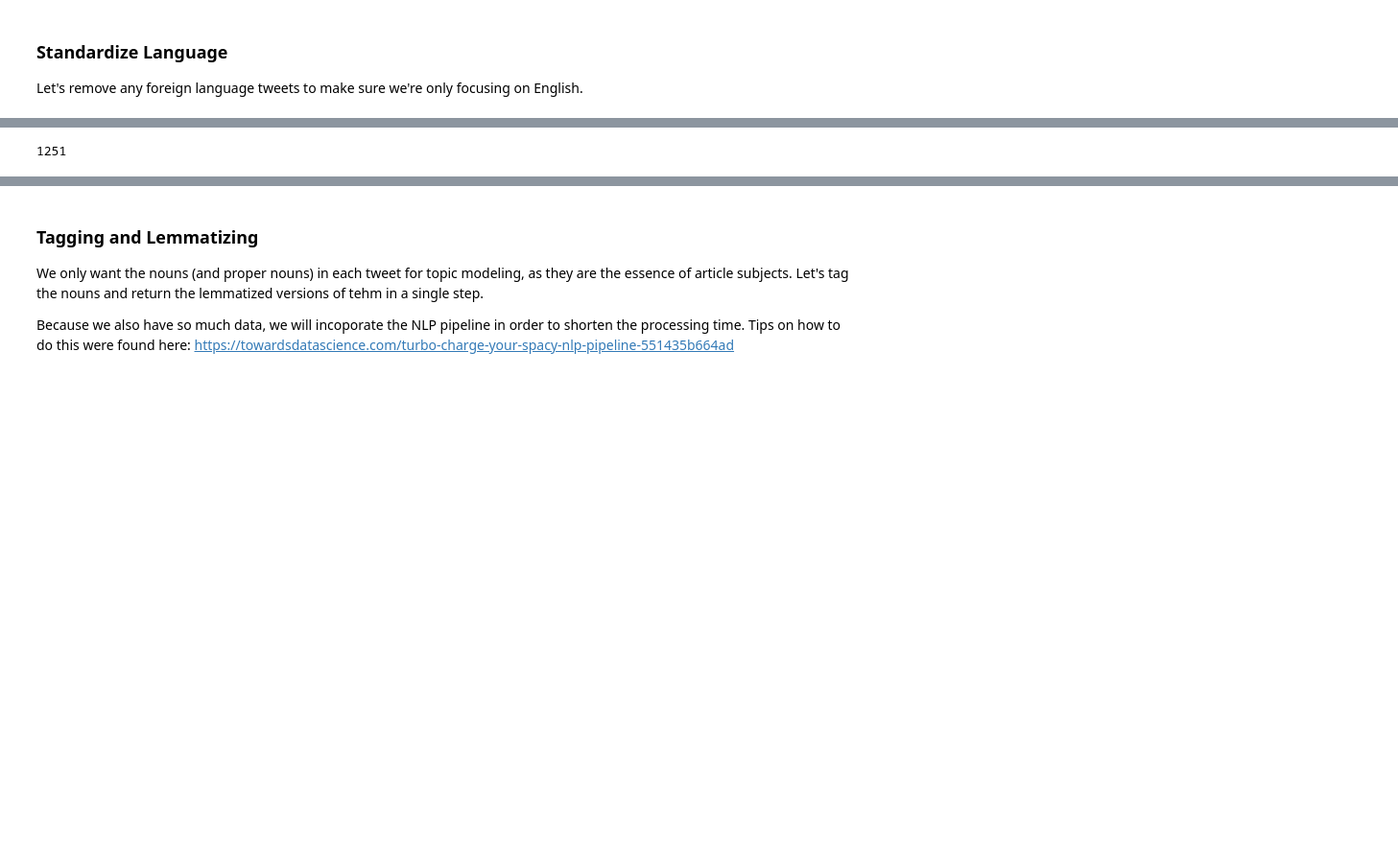
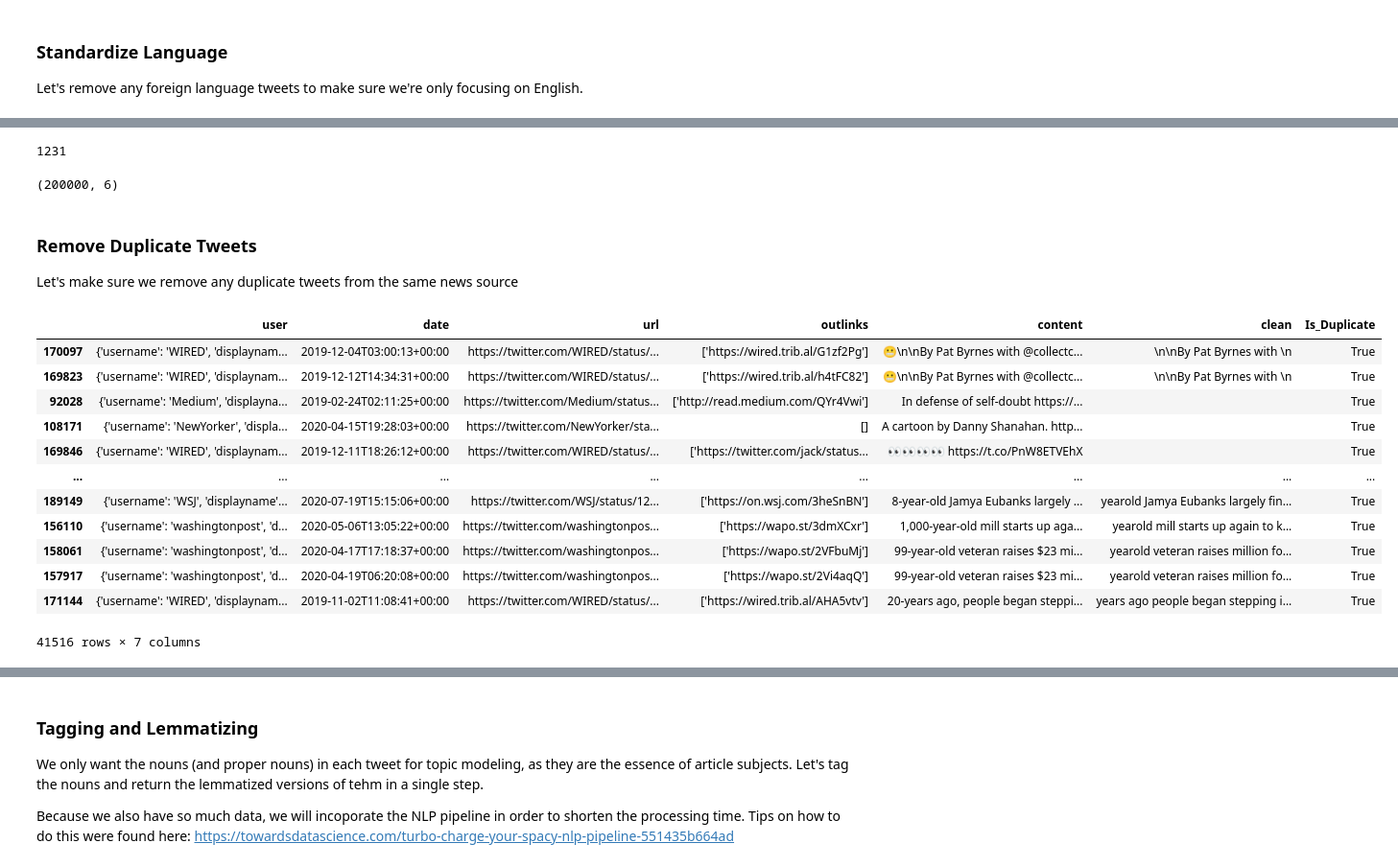
Before and after one commit to JuliaQiao/NLP_News_Recommender, a Jupyter notebook: Text_Pro_Spacy.ipynb, the cells around one changed output, grey strips where cells are left out. Shown: that part at 96% size. Cells and saved outputs as stored; diff of their text form; code cells hidden in the pictures; blank space fills up the shorter version.

```diff
--- a/Text_Pro_Spacy.ipynb
+++ b/Text_Pro_Spacy.ipynb
@@ -17,4 +18,4 @@ import unicodedata
 
 Read in CSV as dataframe, and standardize encoding.
 # %%
-df_raw = pd.read_csv('df_raw.csv', encoding='utf-8', index_col=0)
+df_raw = pd.read_csv('df_raw.csv', encoding='utf-8')
@@ -25,3 +22,6 @@ Index(['user', 'date', 'url', 'outlinks', 'content'], dtype='object')
+# %%
+#drop old index as we've reindex when reading in our CSV
+df_raw = df_raw.drop(columns = 'Unnamed: 0')
 # %%
 #reindex the columns for easier viewing
 cols = df_raw.columns.tolist()
@@ -97,5 +97,5 @@ Wall time: 12min 14s
 # %%
 df_raw.clean.isnull().sum()
 # %% [output]
-1251
+1231
 # %%
@@ -103,0 +104,25 @@ df_raw = df_raw[df_raw.clean.notnull()]
+# %%
+df_raw.shape
+# %% [output]
+(200000, 6)
+# %% [markdown]
+### Remove Duplicate Tweets
+Let's make sure we remove any duplicate tweets from the same news source
+# %%
+#explore duplicate tweets from the same account
+df_raw['Is_Duplicate']= df_raw.duplicated(subset = ['user', 'clean'])
+df_raw[df_raw['Is_Duplicate']== True].sort_values(by=['clean'])
+# %% [output]
+|  | user | date | url | outlinks | content | clean | Is_Duplicate |
+| 170097 | {'username': 'WIRED', 'displaynam... | 2019-12-04T03:00:13+00:00 | https://twitter.com/WIRED/status/... | ['https://wired.trib.al/G1zf2Pg'] | 😬\n\nBy Pat Byrnes with @collectc... | \n\nBy Pat Byrnes with \n | True |
+| 169823 | {'username': 'WIRED', 'displaynam... | 2019-12-12T14:34:31+00:00 | https://twitter.com/WIRED/status/... | ['https://wired.trib.al/h4tFC82'] | 😬\n\nBy Pat Byrnes with @collectc... | \n\nBy Pat Byrnes with \n | True |
+| 92028 | {'username': 'Medium', 'displayna... | 2019-02-24T02:11:25+00:00 | https://twitter.com/Medium/status... | ['http://read.medium.com/QYr4Vwi'] | In defense of self-doubt https://... |  | True |
+| 108171 | {'username': 'NewYorker', 'displa... | 2020-04-15T19:28:03+00:00 | https://twitter.com/NewYorker/sta... | [] | A cartoon by Danny Shanahan. http... |  | True |
+| 169846 | {'username': 'WIRED', 'displaynam... | 2019-12-11T18:26:12+00:00 | https://twitter.com/WIRED/status/... | ['https://twitter.com/jack/status... | 👀👀👀👀 https://t.co/PnW8ETVEhX |  | True |
+| ... | ... | ... | ... | ... | ... | ... | ... |
+| 189149 | {'username': 'WSJ', 'displayname'... | 2020-07-19T15:15:06+00:00 | https://twitter.com/WSJ/status/12... | ['https://on.wsj.com/3heSnBN'] | 8-year-old Jamya Eubanks largely ... | yearold Jamya Eubanks largely fin... | True |
+| 156110 | {'username': 'washingtonpost', 'd... | 2020-05-06T13:05:22+00:00 | https://twitter.com/washingtonpos... | ['https://wapo.st/3dmXCxr'] | 1,000-year-old mill starts up aga... | yearold mill starts up again to k... | True |
+| 158061 | {'username': 'washingtonpost', 'd... | 2020-04-17T17:18:37+00:00 | https://twitter.com/washingtonpos... | ['https://wapo.st/2VFbuMj'] | 99-year-old veteran raises $23 mi... | yearold veteran raises million fo... | True |
+| 157917 | {'username': 'washingtonpost', 'd... | 2020-04-19T06:20:08+00:00 | https://twitter.com/washingtonpos... | ['https://wapo.st/2Vi4aqQ'] | 99-year-old veteran raises $23 mi... | yearold veteran raises million fo... | True |
+| 171144 | {'username': 'WIRED', 'displaynam... | 2019-11-02T11:08:41+00:00 | https://twitter.com/WIRED/status/... | ['https://wired.trib.al/AHA5vtv'] | 20-years ago, people began steppi... | years ago people began stepping i... | True |
+41516 rows × 7 columns
```
Also changed, not shown: parts of 134 cells of this notebook.
